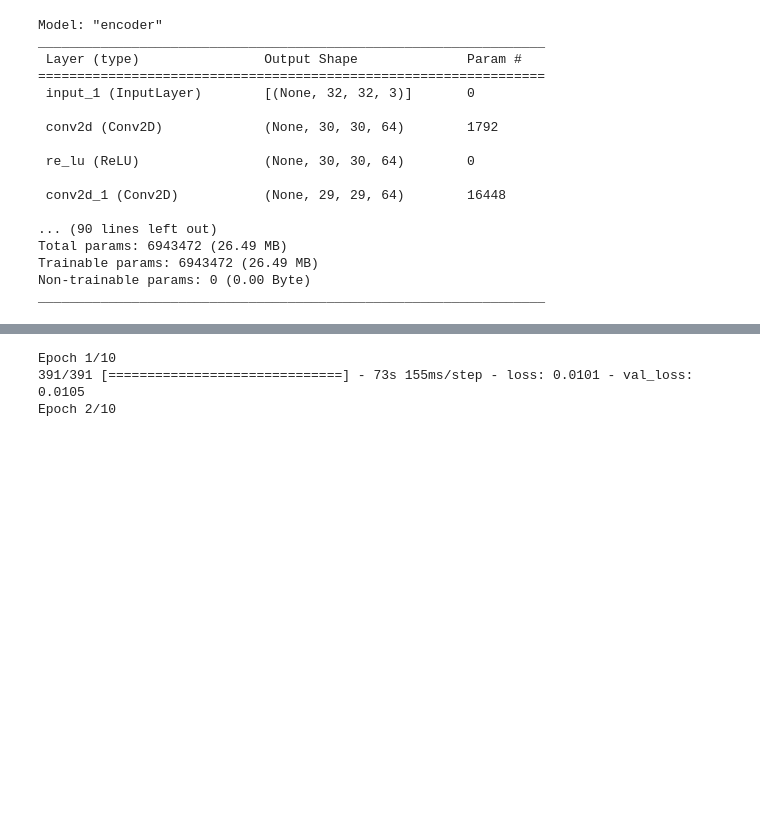
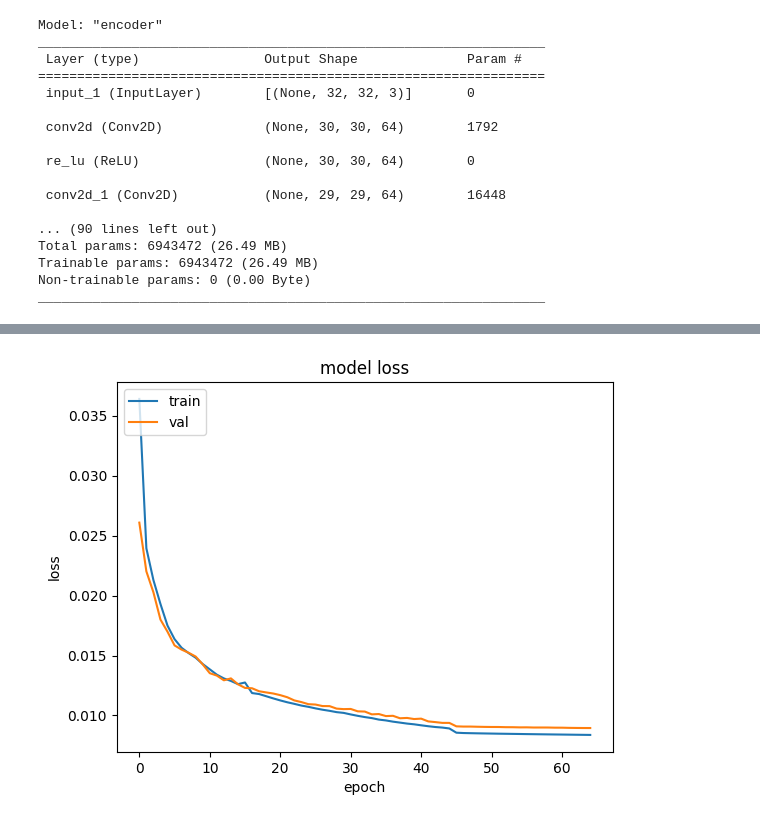
Before and after one commit to AtSourav/L2-vs-L1-vs-CB-loss-in-deep-CNN-based-AE-on-cifar10, a Jupyter notebook: AE_cifar10_mse_HeNormal_L.ipynb, the cells around one changed output, grey strips where cells are left out. Drawn from its saved outputs; the diff is of its cells as text; code cells hidden in the pictures; blank space fills up the shorter version.

```diff
--- a/AE_cifar10_mse_HeNormal_L.ipynb
+++ b/AE_cifar10_mse_HeNormal_L.ipynb
@@ -290,5 +279,5 @@ Epoch 15/15
 # %%
 optim = keras.optimizers.Adam(learning_rate = 0.00005)
 AE.compile(optimizer=optim,loss='mse')
-history2 = AE.fit(img_train, img_train, batch_size=batch_size, validation_data=(img_valid, img_valid), epochs=10, steps_per_epoch=None)
+history2 = AE.fit(img_train, img_train, batch_size=batch_size, validation_data=(img_valid, img_valid), epochs=30, steps_per_epoch=None)
 # %% [output]
@@ -315,3 +301,5 @@ Epoch 10/10
 # %%
-history3 = AE.fit(img_train, img_train, batch_size=batch_size, validation_data=(img_valid, img_valid), epochs=10, steps_per_epoch=None)
+optim = keras.optimizers.Adam(learning_rate = 0.0000025)
+AE.compile(optimizer=optim,loss='mse')
+history3 = AE.fit(img_train, img_train, batch_size=batch_size, validation_data=(img_valid, img_valid), epochs=20, steps_per_epoch=None)
 # %% [output]
@@ -338,8 +323,10 @@ Epoch 10/10
-# %%
-optim = keras.optimizers.Adam(learning_rate = 0.0000075)
-AE.compile(optimizer=optim,loss='mse')
-history4 = AE.fit(img_train, img_train, batch_size=batch_size, validation_data=(img_valid, img_valid), epochs=10, steps_per_epoch=None)
-# %% [output]
-Epoch 1/10
-391/391 [==============================] - 73s 155ms/step - loss: 0.0101 - val_loss: 0.0105
-Epoch 2/10
+# %%
+plt.plot(history.history['loss']+history2.history['loss']+history3.history['loss'])
+plt.plot(history.history['val_loss']+history2.history['val_loss']+history3.history['val_loss'])
+plt.title('model loss')
+plt.ylabel('loss')
+plt.xlabel('epoch')
+plt.legend(['train', 'val'], loc='upper left')
+plt.show()
+# %% [output]
+[figure, added]
```
Also changed, not shown: parts of 9 cells of this notebook.
